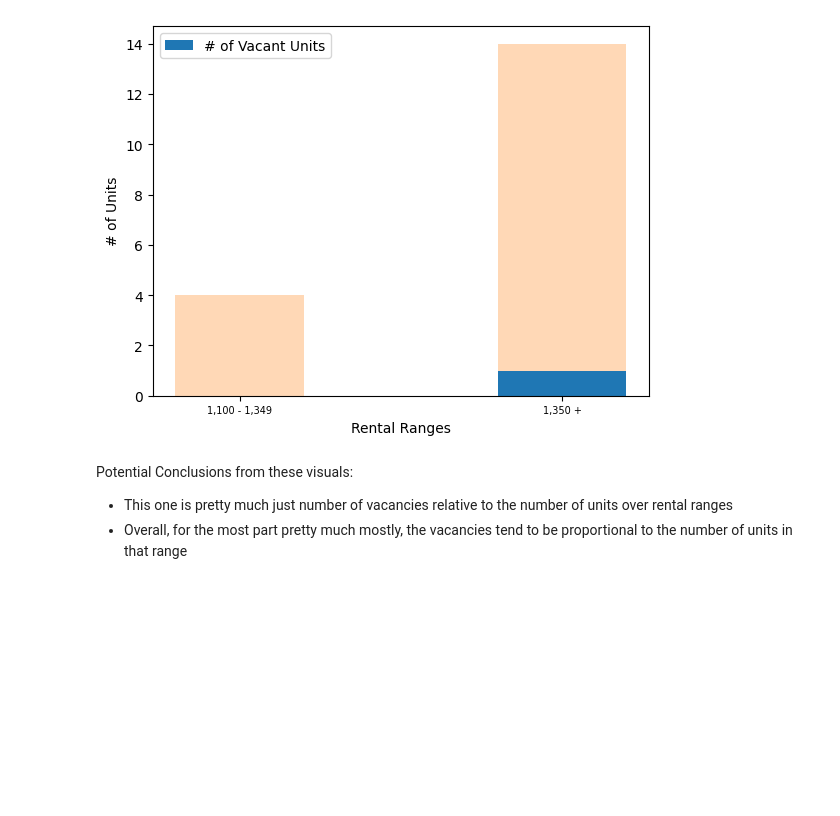
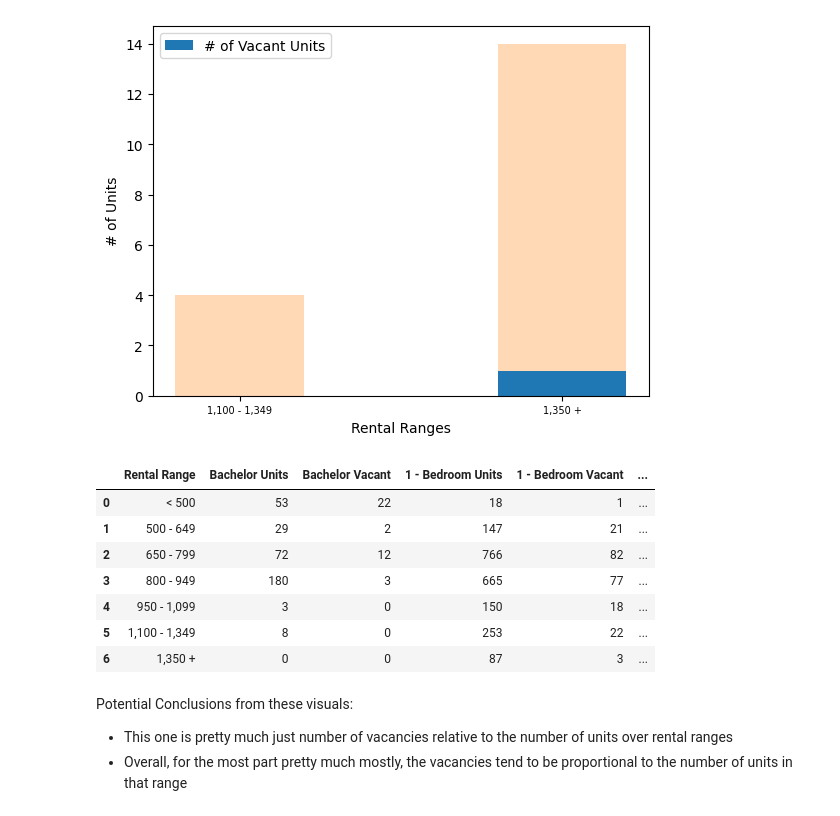
Before and after one commit to Mathemusician1729/DATA-221-Project, a Jupyter notebook: 221-Project.ipynb, the cells around one changed output. Cells and saved outputs as stored; diff of their text form; code cells hidden in the pictures; blank space fills up the shorter version.

Commit message:
starting to do overall bar chart

```diff
--- a/221-Project.ipynb
+++ b/221-Project.ipynb
@@ -177,6 +177,24 @@ plt.legend()
 plt.show()
 # %% [output]
 [figure]
+# %%
+# Overall Vacancy vs Rental Range
+
+# asdf
+overall_table = table2b_2.copy()
+overall_table.drop(["Bachelor % Vacancy","1 - Bedroom % Vacancy","2 - Bedroom % Vacancy","3 - Bedroom % Vacancy", "4+ Bedroom % Vacancy"], axis=1, inplace=True)
+overall_table.replace('-','0', inplace=True)
+
+# get total units for each type
+# %% [output]
+|  | Rental Range | Bachelor Units | Bachelor Vacant | 1 - Bedroom Units | 1 - Bedroom Vacant | ... |
+| 0 | < 500 | 53 | 22 | 18 | 1 | ... |
+| 1 | 500 - 649 | 29 | 2 | 147 | 21 | ... |
+| 2 | 650 - 799 | 72 | 12 | 766 | 82 | ... |
+| 3 | 800 - 949 | 180 | 3 | 665 | 77 | ... |
+| 4 | 950 - 1,099 | 3 | 0 | 150 | 18 | ... |
+| 5 | 1,100 - 1,349 | 8 | 0 | 253 | 22 | ... |
+| 6 | 1,350 + | 0 | 0 | 87 | 3 | ... |
 # %% [markdown]
 Potential Conclusions from these visuals:
 - This one is pretty much just number of vacancies relative to the number of units over rental ranges
```
